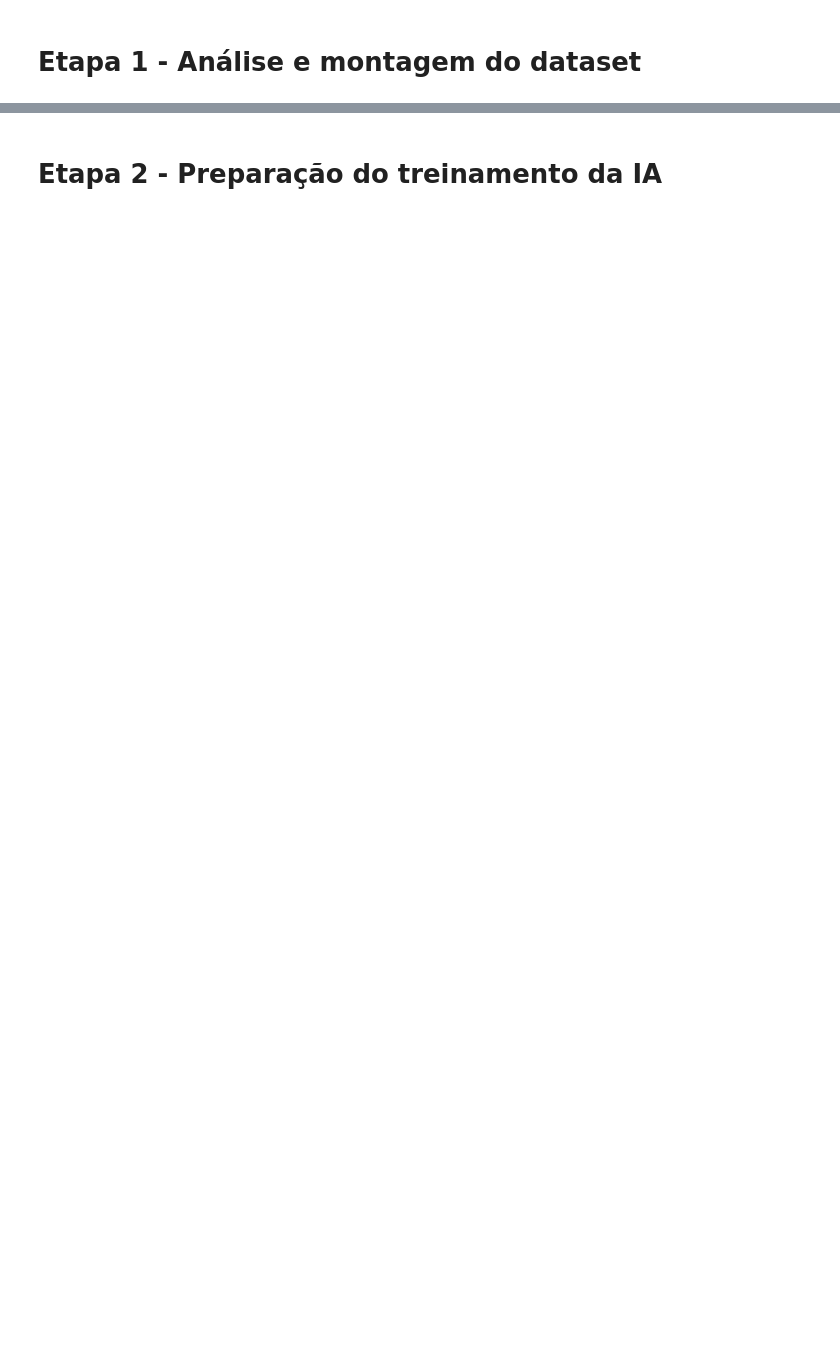
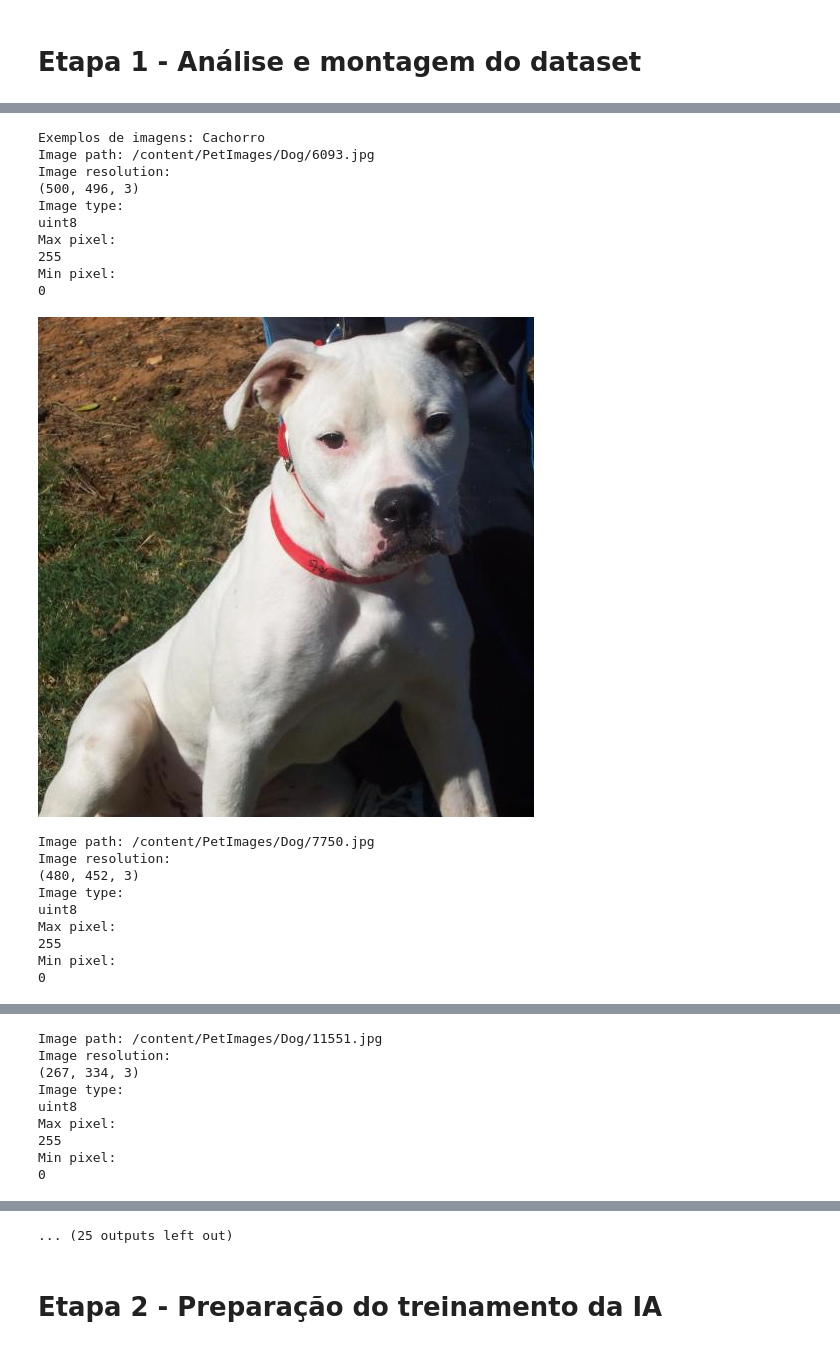
Before and after one commit to acsenrafilho/ai.dojo.masterclass, a Jupyter notebook: scripts/EP001-Primeira-IA-do-Zero.ipynb, the cells around one changed output, grey strips where cells are left out. Cells and saved outputs as stored; diff of their text form; code cells hidden in the pictures; blank space fills up the shorter version.

```diff
--- a/scripts/EP001-Primeira-IA-do-Zero.ipynb
+++ b/scripts/EP001-Primeira-IA-do-Zero.ipynb
@@ -10,2 +45,33 @@ Foi escolhido o dataset: [Kaggle - Classificação cachorro vs gato](https://www
+# %%
+# Libs de suporte
+import random
+import os
+
+# Funções de suporte
+
+def getRandomImagesPaths(folder_path, number_of_samples):
+    files_list = os.listdir(folder_path)
+    output_file_list = []
+    counter = 0
+    while counter < number_of_samples:
+      output_file_list.append(folder_path+"/"+random.choice(files_list))
+      counter += 1
+
+    return output_file_list
+
+def showImages(sample_paths):
+  for image_path in sample_paths:
+    print("Image path: "+image_path)
+    img = cv.imread(image_path)
+    if img is not None:
+      print("Image resolution: ")
+      print(img.shape)
+      print("Image type: ")
+      print(img.dtype)
+      print("Max pixel: ")
+      print(img.max())
+      print("Min pixel: ")
+      print(img.min())
+      cv2_imshow(img)
 # %% [markdown]
 # Etapa 1 - Análise e montagem do dataset
@@ -16,0 +90,34 @@ ModuleNotFoundError: No module named 'cv2'
+# %%
+# Abrir um conjunto de imagens para avaliar o dataset
+plt.figure(figsize=(10, 10))
+
+# Exemplos de imagens contidas no dataset
+dog_samples = getRandomImagesPaths("/content/PetImages/Dog", 9)
+cat_samples = getRandomImagesPaths("/content/PetImages/Cat", 9)
+
+print("Exemplos de imagens: Cachorro")
+showImages(dog_samples)
+
+print("Exemplos de imagens: Gato")
+showImages(cat_samples)
+# %% [output]
+Exemplos de imagens: Cachorro
+Image path: /content/PetImages/Dog/6093.jpg
+Image resolution:
+(500, 496, 3)
+Image type:
+uint8
+Max pixel:
+255
+Min pixel:
+0
+[figure, added]
+Image path: /content/PetImages/Dog/7750.jpg
+Image resolution:
+(480, 452, 3)
+Image type:
+uint8
+Max pixel:
+255
+Min pixel:
+0
@@ -16,0 +125,9 @@ ModuleNotFoundError: No module named 'cv2'
+Image path: /content/PetImages/Dog/11551.jpg
+Image resolution:
+(267, 334, 3)
+Image type:
+uint8
+Max pixel:
+255
+Min pixel:
+0
@@ -17,2 +165,3 @@ ModuleNotFoundError: No module named 'cv2'
+... (25 outputs left out)
 # %% [markdown]
 # Etapa 2 - Preparação do treinamento da IA
```
Also changed, not shown: parts of 16 cells of this notebook.
